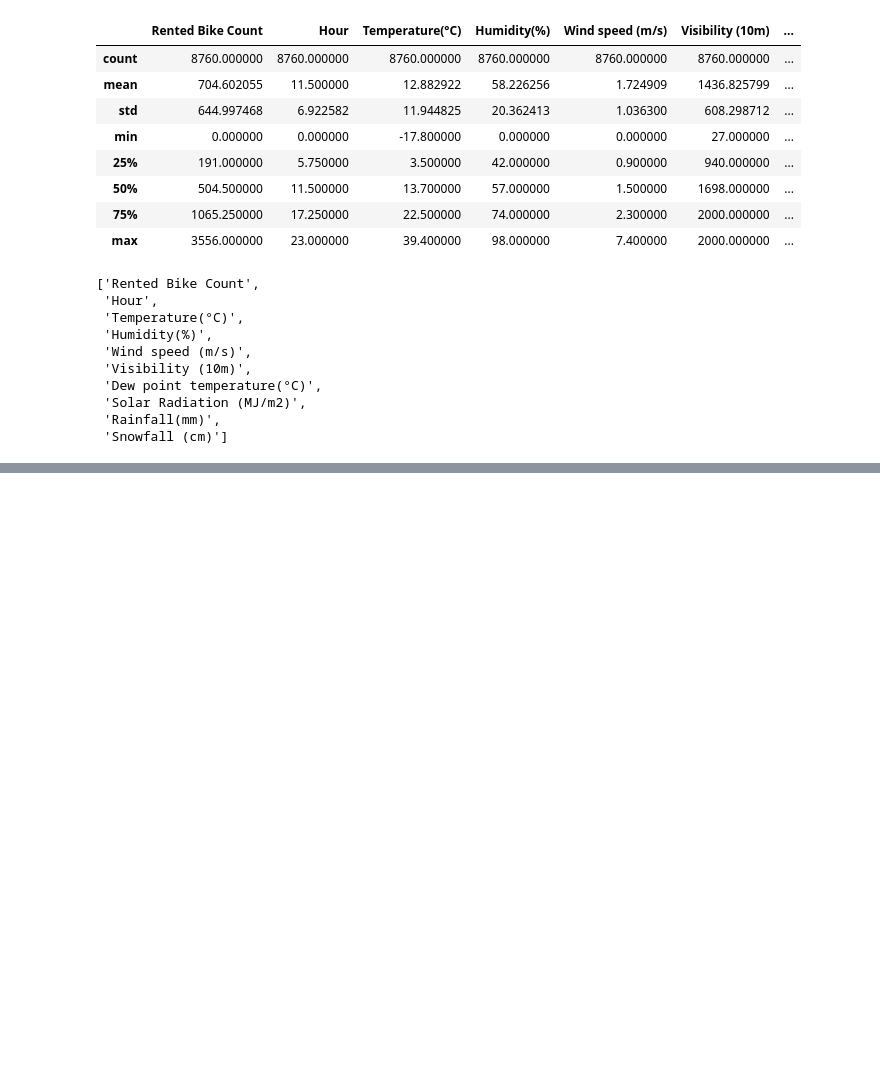
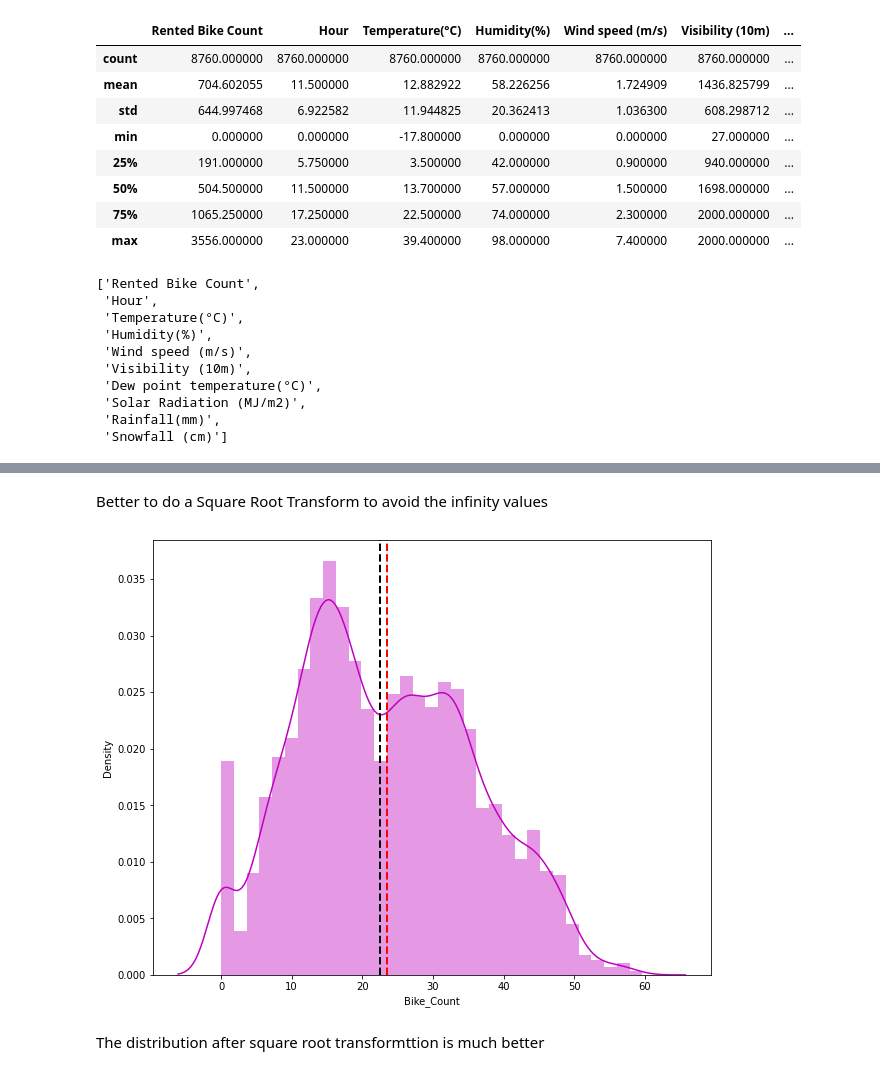
Before and after one commit to junaiskv94/Bike-SHaring-Demand-Prediction, a Jupyter notebook: Bike_Sharing_Demand_Prediction_Capstone_Project.ipynb, the cells around one changed output, grey strips where cells are left out. Drawn from its saved outputs; the diff is of its cells as text; code cells hidden in the pictures; blank space fills up the shorter version.

```diff
--- a/Bike_Sharing_Demand_Prediction_Capstone_Project.ipynb
+++ b/Bike_Sharing_Demand_Prediction_Capstone_Project.ipynb
@@ -221,0 +272,17 @@ categorical_var
+# %% [markdown]
+Better to do a Square Root Transform to avoid the infinity values
+# %%
+#Apply square root to Bike Count to improve skewness
+plt.figure(figsize=(10,8))
+plt.xlabel('Bike Count')
+plt.ylabel('Density')
+
+ax=sns.distplot(np.sqrt(df['Bike_Count']), color="m")
+ax.axvline(np.sqrt(df['Bike_Count']).mean(), color='r', linestyle='dashed', linewidth=2)
+ax.axvline(np.sqrt(df['Bike_Count']).median(), color='black', linestyle='dashed', linewidth=2)
+
+plt.show()
+# %% [output]
+[figure, added]
+# %% [markdown]
+The distribution after square root transformttion is much better
```
Also changed, not shown: parts of 17 cells of this notebook.
